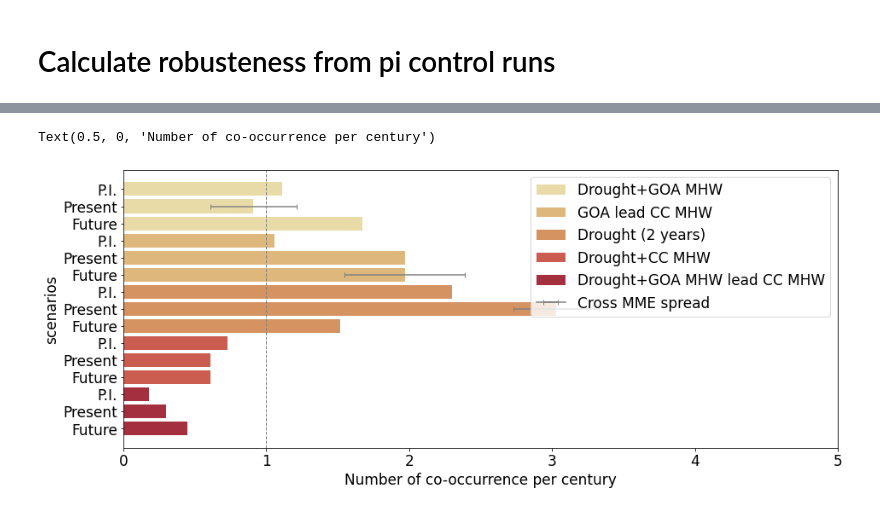
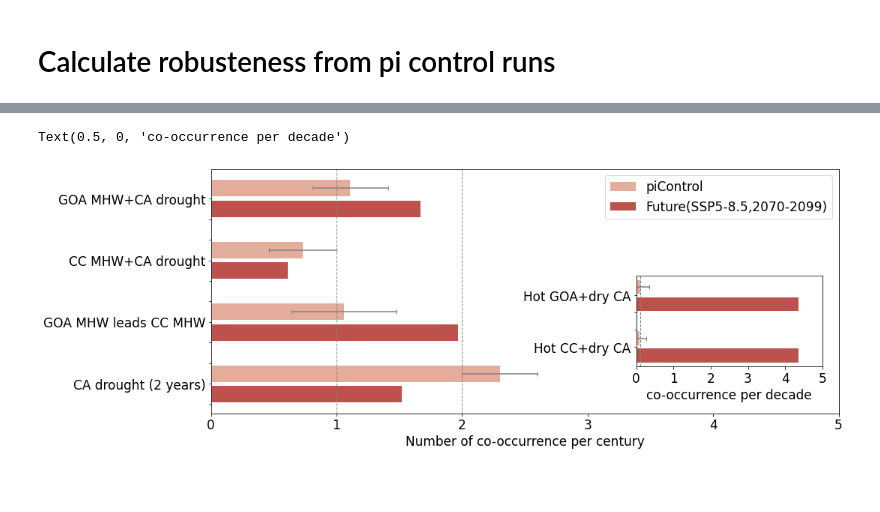
Before and after one commit to marisolgr/WestCoast_Climate_Stressors, a Jupyter notebook: Drought&MHW/Bars-detrend-individual threshold.ipynb, the cells around one changed output, grey strips where cells are left out. Drawn from its saved outputs; the diff is of its cells as text; code cells hidden in the pictures; blank space fills up the shorter version.

```diff
--- a/Drought&MHW/Bars-detrend-individual threshold.ipynb
+++ b/Drought&MHW/Bars-detrend-individual threshold.ipynb
@@ -16,8 +16,8 @@ import warnings
 warnings.simplefilter('ignore') #filter some warning messages
 import seaborn as sns
 # %%
-file = './counts.xlsx' # obs indices.xlsx'
+file = './counts copy.xlsx' # obs indices.xlsx'
 df = pd.read_excel(file)
 #df = df.rename(columns={'cclme_SSTA_hydro_ann':'CC_SST','nino_hydro_ann':'NINO','pdsi_anom_ann_hydro':'CA_PDSI','ca_pr_anom_hydro_ann':'CA_PRCP', 'goa_SSTA_hydro_ann':'GOA_SST', 'GOA_SSTA_6mo':'GOA_SST_6mo' ,'goa_SSTA_hydro_ann_12mo': 'GOA_SST_LEAD'  })
-df.iloc[:,0:5]
+df.iloc[:,12:17]#.scen#.iloc[:,0:5]
 # %% [output]
@@ -46,32 +36,62 @@ df.plot.bar(stacked=True, figsize=(12,6))
 # %%
 import seaborn as sns
 import matplotlib.pyplot as plt
 #sns.set_theme(style="whitegrid")
 
 # Initialize the matplotlib figure
-f, ax = plt.subplots(figsize=(15,6))
+f, ax1 = plt.subplots(figsize=(15,6))
+
+# These are in unitless percentages of the figure size. (0,0 is bottom left)
+left, bottom, width, height = [0.65, 0.27, 0.23, 0.14*2]
+ax2 = f.add_axes([left, bottom, width, height])
+
 
 # Plot the crashes where alcohol was involved
 sns.set_color_codes("pastel")
 palette=plt.get_cmap('YlOrRd').reversed()
 #'YlOrRd''rocket_r''ch:25''colorblind'
-sns.barplot(x="Number of co-occurrence per century", y="order", hue='var', palette='YlOrRd', data=df.iloc[:,0:5],
-              dodge=False, saturation=.6)
+sns.barplot(x="Number of co-occurrence per century", y="order", hue='sce', palette='Reds', data=df.iloc[:,0:5],
+              dodge=False, saturation=.6,ax=ax1)
 
-for i in range(4):
-    plt.errorbar(df["Number of co-occurrence per century"].iloc[i*2+1], y=i*2+1, xerr=df["err"].iloc[i*2+1], color='gray',capsize=3)
-i=4
-plt.errorbar(df["Number of co-occurrence per century"].iloc[i*2+1], y=i*2+1, xerr=df["err"].iloc[i*2+1], color='gray',capsize=3,label="Cross MME spread")
+for i in range(3):
+    ax1.errorbar(df["Number of co-occurrence per century"].iloc[i*3], y=i*3, xerr=df["err"].iloc[i*3], color='gray',capsize=3)
+i=3
+ax1.errorbar(df["Number of co-occurrence per century"].iloc[i*3], y=i*3, xerr=df["err"].iloc[i*3], color='gray',capsize=3)#,label="MME UNC.")
 
-plt.axvline(x=1,color="gray",linestyle='--',linewidth=1)#,zorder=0)
+ax1.axvline(x=1,color="gray",linestyle='--',linewidth=1)#,zorder=0) ymin=0.25,ymax=1.,
+ax1.axvline(x=2,color="gray",linestyle='--',linewidth=1)#,zorder=0) ymin=0,ymax=0.25,
 
-ax.legend(fontsize=17)
-ax.set_yticklabels(df.sce ,fontsize=17)
-ax.set_ylabel('scenarios',fontsize=17)
-ax.set_xlim(0,5)
-ax.set_xticklabels(["0","1","2","3","4","5"],fontsize=17)
-ax.set_xlabel("Number of co-occurrence per century",fontsize=17)
+
+ax1.legend(fontsize=17)
+ax1.set_yticks([0.5,1.5,2.5,3.5,4.5,5.5,6.5,7.5,8.5,9.5,10.5])
+ax1.set_yticklabels(["GOA MHW+CA drought","","","CC MHW+CA drought","","","GOA MHW leads CC MHW","","","CA drought (2 years)",""] ,fontsize=17)
+ax1.set_ylabel('',fontsize=17)
+ax1.set_xlim(0,5)
+ax1.set_xticklabels(["0","1","2","3","4","5"],fontsize=17)
+ax1.set_xlabel("Number of co-occurrence per century",fontsize=17)
 #sns.despine(left=True, bottom=True)
+
+
+bar2=sns.barplot(x="Number of co-occurrence per century.2", y="order.2", hue='sce.2', palette='Reds', data=df.iloc[:,11:17],
+              dodge=False,saturation=.6, ax=ax2) #alpha=.3
+
+for i in range(3):
+    ax2.errorbar(df["Number of co-occurrence per century.2"].iloc[i*3], y=i*3, xerr=df["err.2"].iloc[i*3], color='gray',capsize=3)
+    ax2.errorbar(df["Number of co-occurrence per century.2"].iloc[i*3+2], y=i*3+2, xerr=df["err.2"].iloc[i*3+2], color='gray',capsize=3)
+
+
+ax2.axvline(x=.1,color="gray",linestyle='--',linewidth=1)#,zorder=0)
+
+ax2.legend("",frameon=False)
+#ax2.set_yticklabels(["Drought+GOA lead CC MHW",""] ,fontsize=17)
+#ax2.set_yticklabels(["","",""] ,fontsize=17)
+ax2.set_yticks([0.5,1.5,2.5,3.5])
+ax2.set_yticklabels(["Hot GOA+dry CA","","","Hot CC+dry CA",""],fontsize=17)
+
+ax2.set_ylabel("",fontsize=17)
+ax2.set_xlim(0,5)
+ax2.set_xticklabels(["0","1","2","3","4","5"],fontsize=17)
+ax2.set_xlabel("co-occurrence per decade",fontsize=17)
 # %% [output]
-Text(0.5, 0, 'Number of co-occurrence per century')
+Text(0.5, 0, 'co-occurrence per decade')
-[figure, old version]
+[figure, new version]
```
Also changed, not shown: parts of 10 cells of this notebook, 23 other files.
